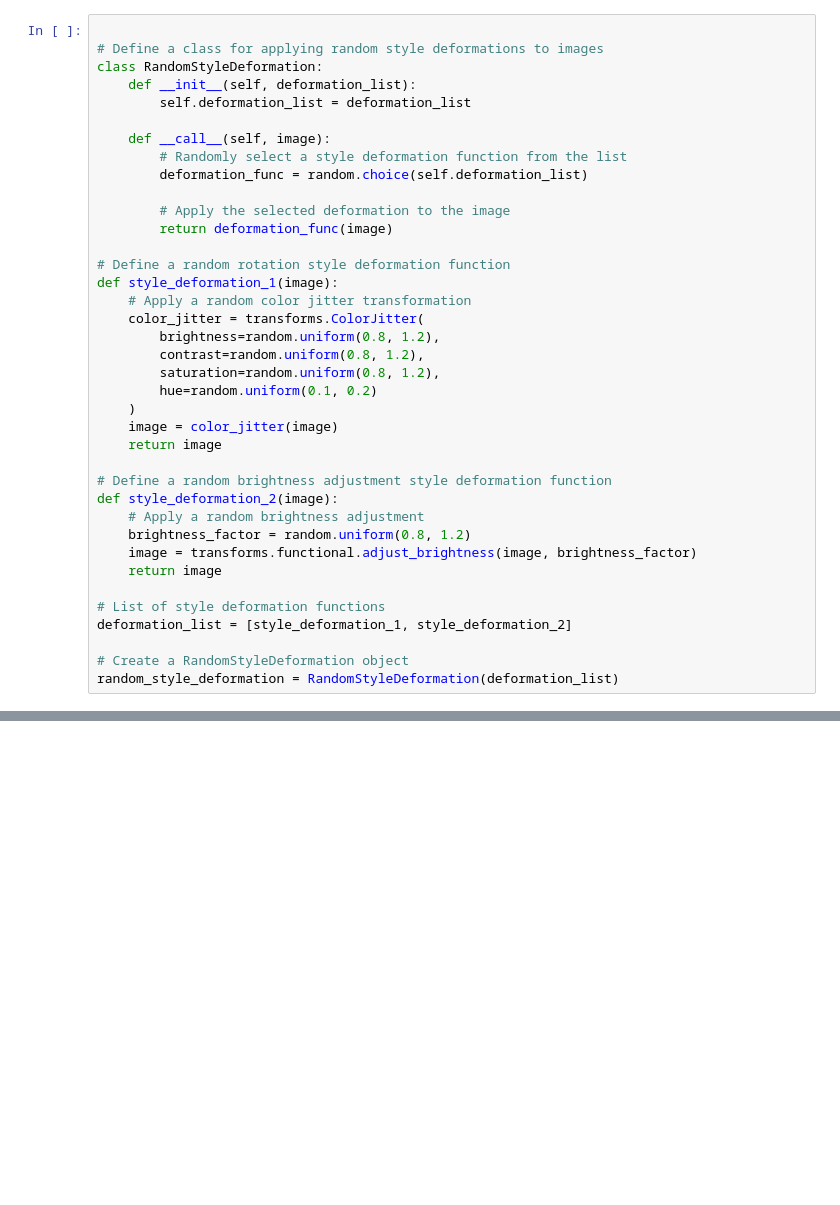
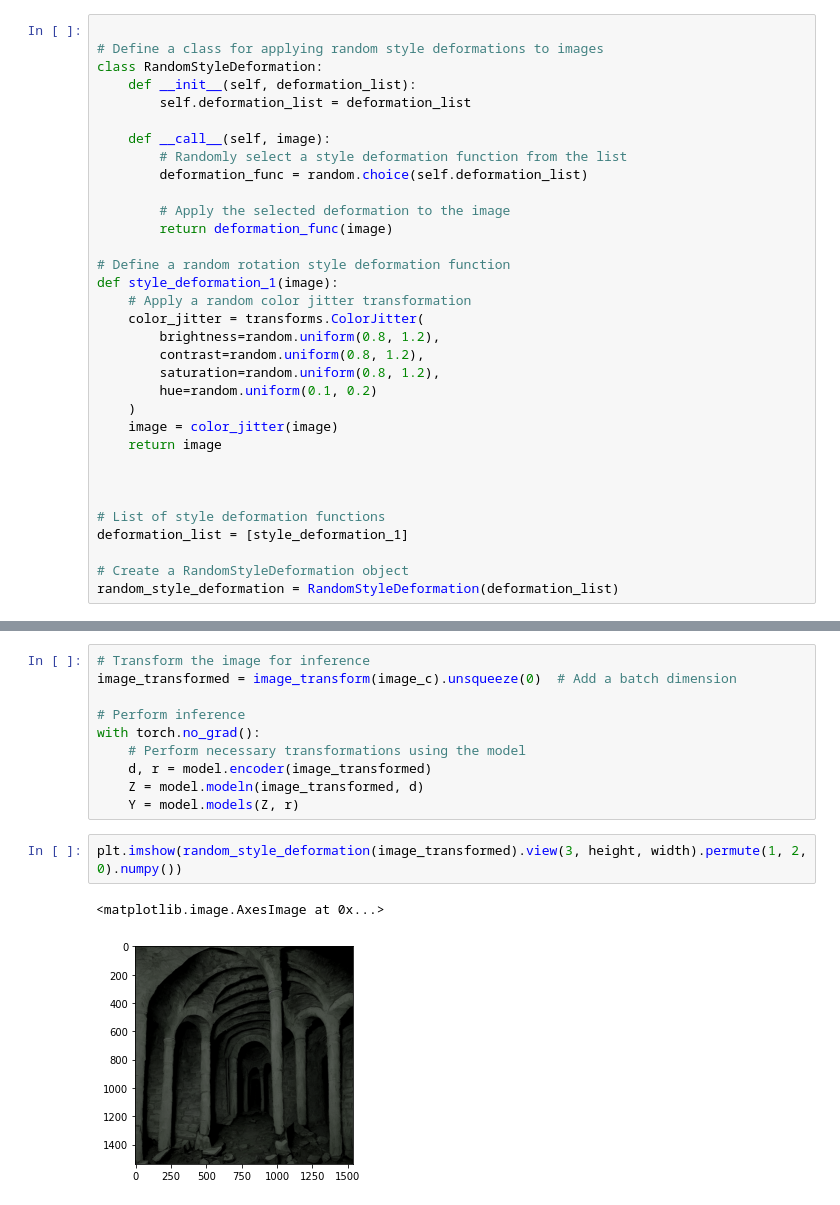
Before and after one commit to dmitry-guskov/StyleTransfer, a Jupyter notebook: test.ipynb, the cells around one changed output, grey strips where cells are left out. Cells and saved outputs as stored; diff of their text form; blank space fills up the shorter version.

```diff
--- a/test.ipynb
+++ b/test.ipynb
@@ -35,15 +36,10 @@ def style_deformation_1(image):
     image = color_jitter(image)
     return image
 
-# Define a random brightness adjustment style deformation function
-def style_deformation_2(image):
-    # Apply a random brightness adjustment
-    brightness_factor = random.uniform(0.8, 1.2)
-    image = transforms.functional.adjust_brightness(image, brightness_factor)
-    return image
+
 
 # List of style deformation functions
-deformation_list = [style_deformation_1, style_deformation_2]
+deformation_list = [style_deformation_1]
 
 # Create a RandomStyleDeformation object
 random_style_deformation = RandomStyleDeformation(deformation_list)
@@ -209,0 +246,15 @@ KeyboardInterrupt:
+# %%
+# Transform the image for inference
+image_transformed = image_transform(image_c).unsqueeze(0)  # Add a batch dimension
+
+# Perform inference
+with torch.no_grad():
+    # Perform necessary transformations using the model
+    d, r = model.encoder(image_transformed)
+    Z = model.modeln(image_transformed, d)
+    Y = model.models(Z, r)
+# %%
+plt.imshow(random_style_deformation(image_transformed).view(3, height, width).permute(1, 2, 0).numpy())
+# %% [output]
+<matplotlib.image.AxesImage at 0x...>
+[figure, added]
```
Also changed, not shown: parts of 12 cells of this notebook.
